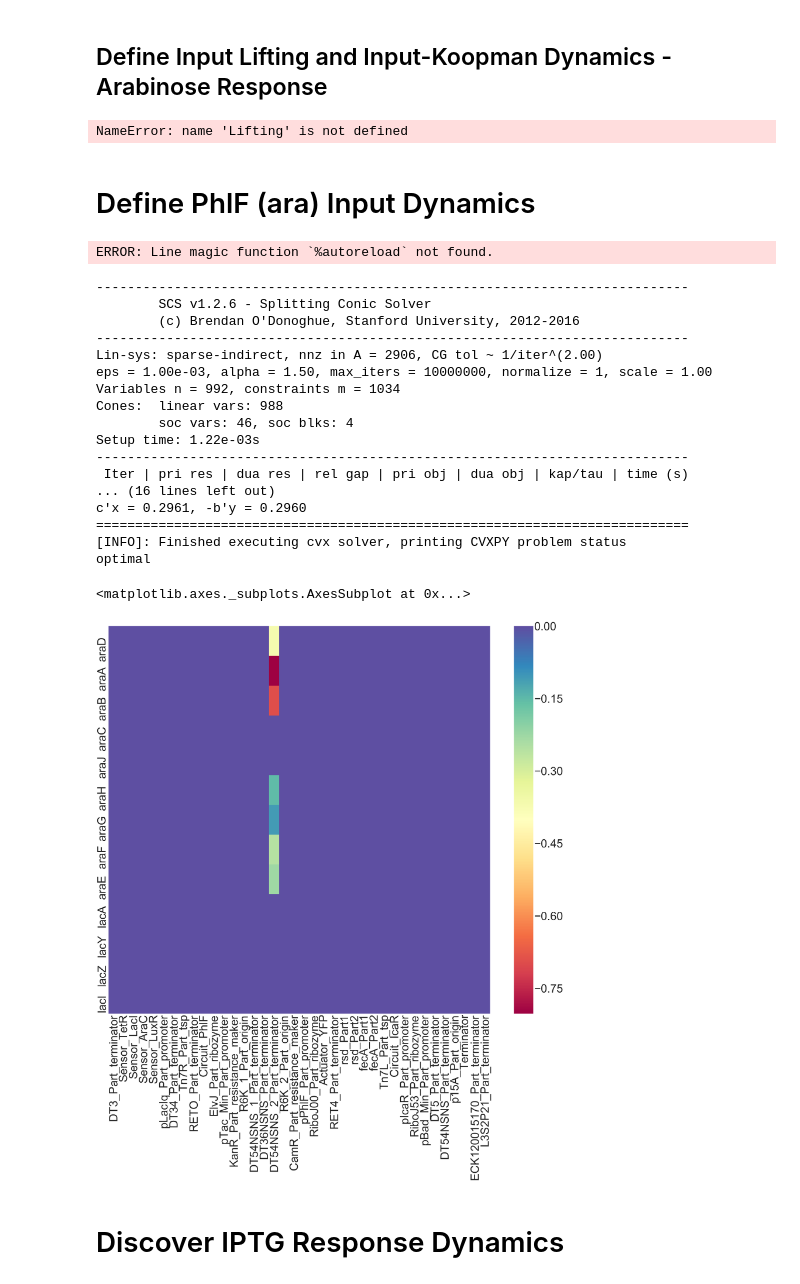
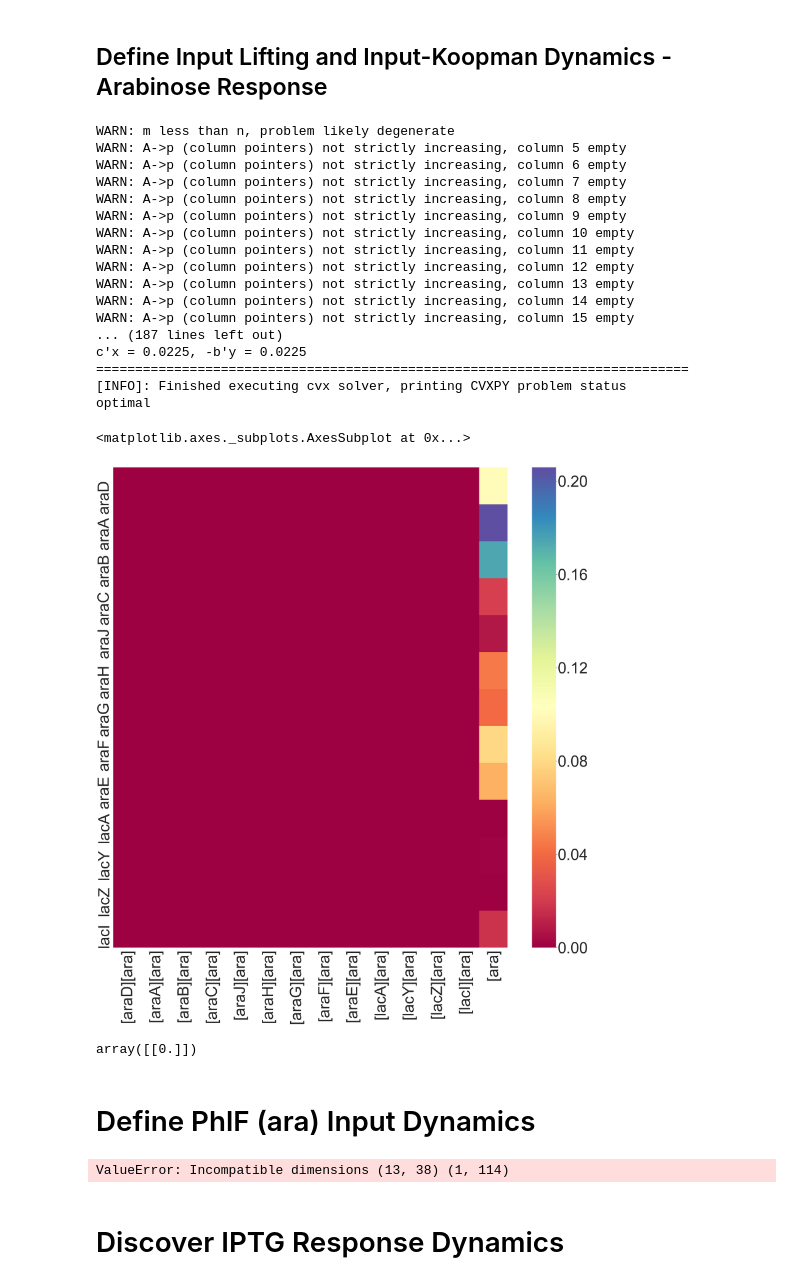
Before and after one commit to YeungRepo/darpa-sd2, a Jupyter notebook: structuredDMD/v0_code/KOp_SDMD_Prototype_PullDict_Dataframes.ipynb, the cells around one changed output. Saved outputs shown, nothing was run; the diff lists cells and outputs as text; code cells hidden in the pictures.

```diff
--- a/structuredDMD/v0_code/KOp_SDMD_Prototype_PullDict_Dataframes.ipynb
+++ b/structuredDMD/v0_code/KOp_SDMD_Prototype_PullDict_Dataframes.ipynb
@@ -779,7 +801,7 @@ InputQuadraticDictionary = InputQuadraticDictionary+[lambda xu:xu[-1]];
 InputLifting = Lifting(np.arange(0,len(InputQuadraticDictionary)),InputQuadraticDictionary,len(InputQuadraticDictionary))
 
 
-%autoreload
+#%autoreload
 viz_this_set = False;
 timepair_list = [];
 for ind_cond in ['10']:
@@ -852,37 +874,76 @@ if viz_this_set:
     plt.figure()
     plt.scatter(mu_t1,mu_t2)
     plt.xlim([0.0,1.0])
 
 
 Yp_data = np.zeros((len(common_indices),len(low_cv_reps)))
 Yf_data = np.zeros((len(common_indices),len(low_cv_reps)))
 Up_data = 1e0*np.ones((1,len(low_cv_reps)));
 PsiUp = np.zeros( (InputLifting.return_dim(),Up_data.shape[1]));
 for ind in range(0,Up_data.shape[1]):
     xu_vec = np.vstack((Yp_data[:,ind].reshape((len(Yp_data[:,ind]),1)),Up_data[:,ind].reshape(len(Up_data[:,ind]),1)))
     PsiUp[:,ind] = InputLifting.eval_lifting_array(xu_vec).flatten();
 
+PsiUpMaxDelta= np.zeros((InputLifting.return_dim(),Up_data.shape[1]));
+std_vec = np.vstack((np.expand_dims(np.std(Yp_data,axis=1),1), np.expand_dims(np.std(Up_data,axis=1),1))  )
+for ind in range(0,Up_data.shape[1]):
+    xu_vec = np.vstack((Yp_data[:,ind].reshape((len(Yp_data[:,ind]),1)),Up_data[:,ind].reshape(len(Up_data[:,ind]),1)))
+    xu_vec = xu_vec + std_vec;
+    PsiUpMaxDelta[:,ind] = InputLifting.eval_lifting_array(xu_vec).flatten();
+
+PsiDelta = PsiUpMaxDelta-PsiUp;
+
 
 for col_ind in low_cv_reps:
     Yp_data[:,col_ind_map[col_ind]] = T1_list_log_norm.T[common_indices,col_ind];
     Yf_data[:,col_ind_map[col_ind]]= T2_list_log_norm.T[common_indices,col_ind];
 
 
 
-Ki = calc_Input_Koopman(KM.Kol,Yf_data,Yp_data,PsiUp,flag=2,lambda_val=0.1)
+
+Ki = calc_Input_Koopman(KM.Kol,Yf_data,Yp_data,PsiUp,flag=2,lambda_val=lambda_val_vec,PsiDelta_Mat = PsiDelta)
 KM.K_input = Ki;
 KM.Ki = Ki;
 
 KM.Psi_input = InputLifting;
 KM.Pi = InputLifting;
 
 import seaborn as sns
-plt.figure(figsize=(5,100))
 sns.set(font_scale=8.0)
 all_gene_labels = [all_genes[elem] for elem in common_indices]
-sns.heatmap(Ki[:,-1],cmap='Spectral',xticklabels=['ara'],yticklabels=all_gene_labels)
+plt.figure(figsize=(50,50))
+
+this_x_labels = ['['+elem+']' + '' + '[ara]' for elem in all_gene_labels]
+this_x_labels = this_x_labels + ['[ara]']
+sns.heatmap(Ki,cmap='Spectral',xticklabels=this_x_labels,yticklabels=all_gene_labels)
+#plt.figure(figsize=(5,100))
+#sns.heatmap(np.expand_dims(Ki[:,-1],axis=1),cmap='Spectral',xticklabels=['ara'],yticklabels=all_gene_labels)
 # %% [output]
-NameError: name 'Lifting' is not defined
+WARN: m less than n, problem likely degenerate
+WARN: A->p (column pointers) not strictly increasing, column 5 empty
+WARN: A->p (column pointers) not strictly increasing, column 6 empty
+WARN: A->p (column pointers) not strictly increasing, column 7 empty
+WARN: A->p (column pointers) not strictly increasing, column 8 empty
+WARN: A->p (column pointers) not strictly increasing, column 9 empty
+WARN: A->p (column pointers) not strictly increasing, column 10 empty
+WARN: A->p (column pointers) not strictly increasing, column 11 empty
+WARN: A->p (column pointers) not strictly increasing, column 12 empty
+WARN: A->p (column pointers) not strictly increasing, column 13 empty
+WARN: A->p (column pointers) not strictly increasing, column 14 empty
+WARN: A->p (column pointers) not strictly increasing, column 15 empty
+... (187 lines left out)
+c'x = 0.0225, -b'y = 0.0225
+============================================================================
+[INFO]: Finished executing cvx solver, printing CVXPY problem status
+optimal
+<matplotlib.axes._subplots.AxesSubplot at 0x...>
+[figure, added]
+# %%
+np.expand_dims(np.std(Up_data,axis=1),1)
+
+#np.vstack((np.std(Yf_data,axis=1), np.std(Up_data,axis=1)))
+# %% [output]
+array([[0.]])
 # %% [markdown]
 # Define PhlF (ara) Input Dynamics
 # %%
@@ -895,7 +956,7 @@ for elem in np.arange(0,len(all_genes),1):
 
 InputLifting = Lifting(np.arange(4098,4136,1),InputLinearDictionary,len(all_genes)-4098)
 
-%autoreload
+#%autoreload
 viz_this_set = False;
 timepair_list = [];
 for ind_cond in ['00']:
@@ -980,11 +1041,8 @@ for col_ind in low_cv_reps:
     Yp_data[:,col_ind_map[col_ind]] = T1_list_log_norm.T[common_indices,col_ind];
     Yf_data[:,col_ind_map[col_ind]]= T2_list_log_norm.T[common_indices,col_ind];
 
-
-
-Ki = calc_Append_Input_Koopman(KM.Kol,KM.Ki,Yf_data,Yp_data,PsiUp,PsiUp_Gate,flag=2,lambda_val=0.1)
-
-
+lambda_uamend_val_vec = np.std(PsiUp_Gate,axis=1);
+Ki = calc_Append_Input_Koopman(KM.Kol,KM.Ki,Yf_data,Yp_data,PsiUp,PsiUp_Gate,flag=2,lambda_uamend_val=lambda_uamend_val_vec)
 KM.append_input(Ki,InputLifting)
 
 import seaborn as sns
@@ -993,26 +1051,7 @@ all_gene_labels = [all_genes[elem] for elem in common_indices]
 
 sns.heatmap(Ki,cmap='Spectral',xticklabels=Circuit_Gene_Names,yticklabels=all_gene_labels)
 # %% [output]
-ERROR: Line magic function `%autoreload` not found.
+ValueError: Incompatible dimensions (13, 38) (1, 114)
-----------------------------------------------------------------------------
-        SCS v1.2.6 - Splitting Conic Solver
-        (c) Brendan O'Donoghue, Stanford University, 2012-2016
-----------------------------------------------------------------------------
-Lin-sys: sparse-indirect, nnz in A = 2906, CG tol ~ 1/iter^(2.00)
-eps = 1.00e-03, alpha = 1.50, max_iters = 10000000, normalize = 1, scale = 1.00
-Variables n = 992, constraints m = 1034
-Cones:  linear vars: 988
-        soc vars: 46, soc blks: 4
-Setup time: 1.22e-03s
-----------------------------------------------------------------------------
- Iter | pri res | dua res | rel gap | pri obj | dua obj | kap/tau | time (s)
-... (16 lines left out)
-c'x = 0.2961, -b'y = 0.2960
-============================================================================
-[INFO]: Finished executing cvx solver, printing CVXPY problem status
-optimal
-<matplotlib.axes._subplots.AxesSubplot at 0x...>
-[figure, removed]
 # %% [markdown]
 # Discover IPTG Response Dynamics
 # %%
```
Also changed, not shown: parts of 12 cells of this notebook.
